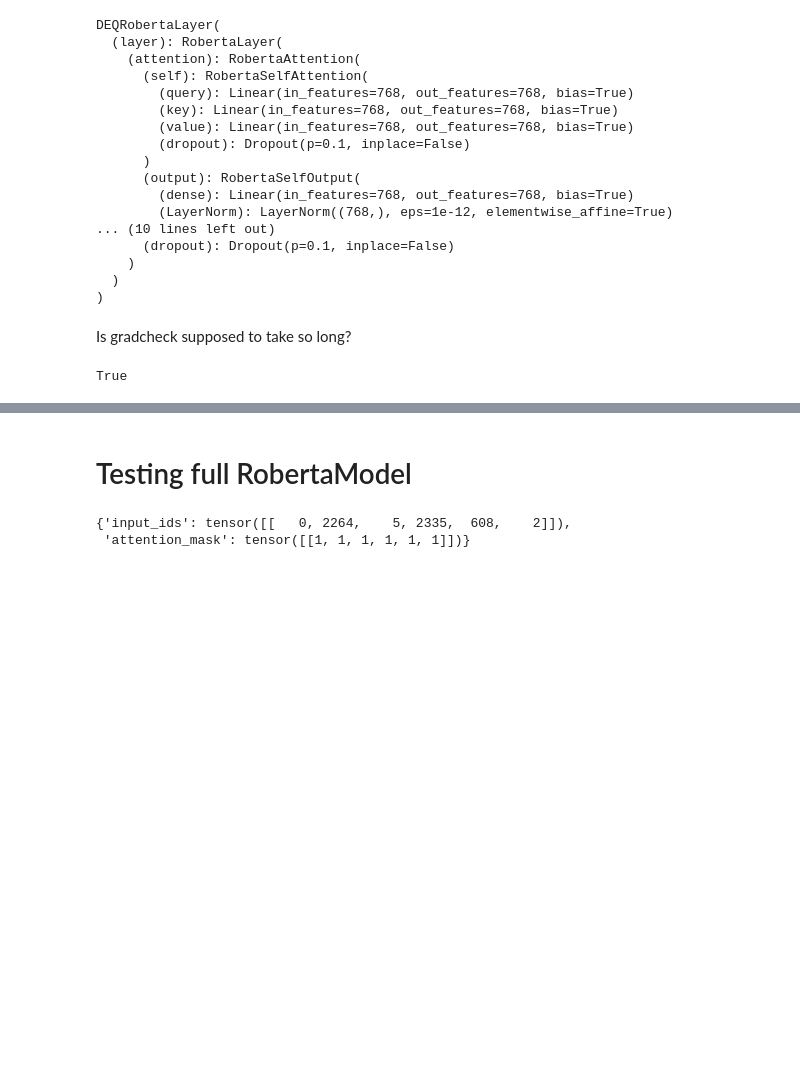
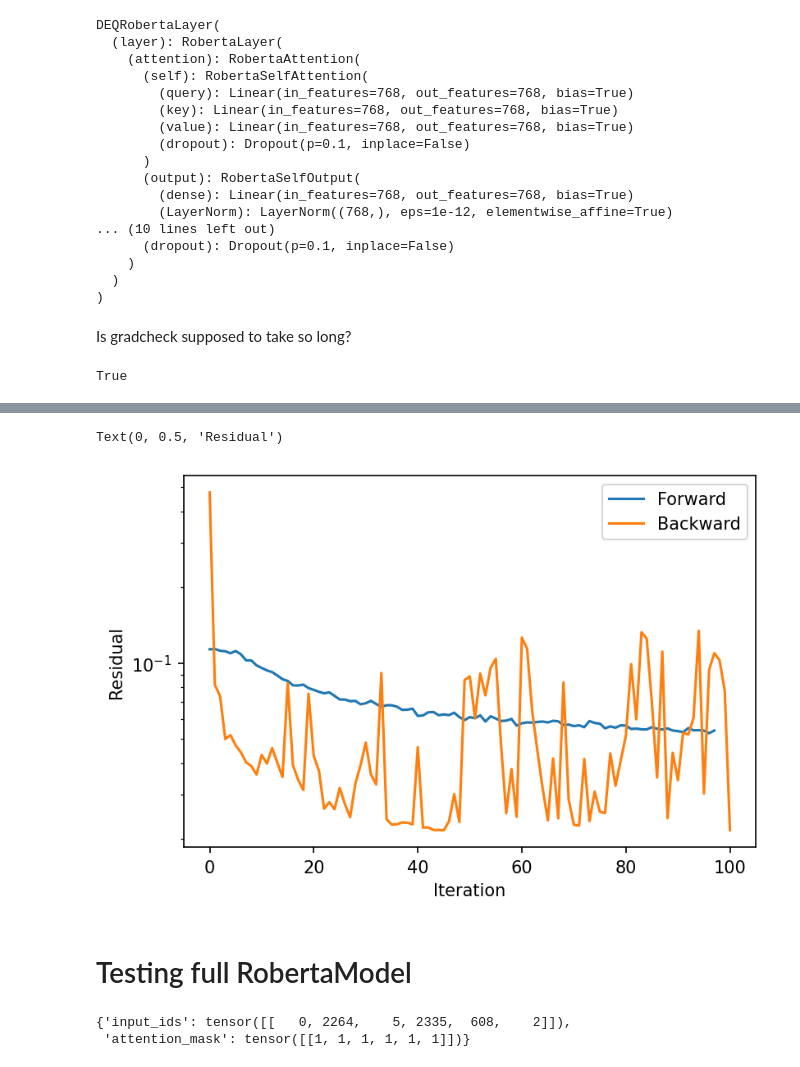
Before and after one commit to Clyde013/Deep-Equilibrium-BERT, a Jupyter notebook: BertDEQ/deq_tests.ipynb, the cells around one changed output, grey strips where cells are left out. Cells and saved outputs as stored; diff of their text form; code cells hidden in the pictures; blank space fills up the shorter version.

```diff
--- a/BertDEQ/deq_tests.ipynb
+++ b/BertDEQ/deq_tests.ipynb
@@ -136,0 +226,3 @@ True
+# %%
+layer = DEQRobertaLayer(config)
+layer = layer.apply(init_weights)
@@ -137,3 +247,13 @@ True
+# %%
+plt.figure(dpi=150)
+plt.semilogy(layer.forward_res)
+plt.semilogy(layer.backward_res)
+plt.legend(['Forward', 'Backward'])
+plt.xlabel("Iteration")
+plt.ylabel("Residual")
+# %% [output]
+Text(0, 0.5, 'Residual')
+[figure, added]
 # %% [markdown]
 # Testing full RobertaModel
 # %%
```
Also changed, not shown: parts of 6 cells of this notebook, 3 other files.
